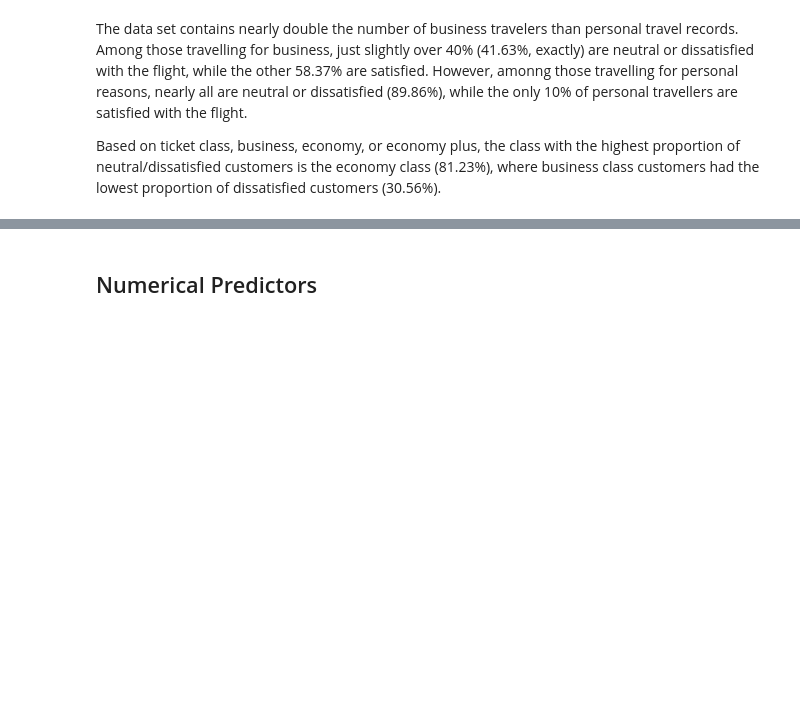
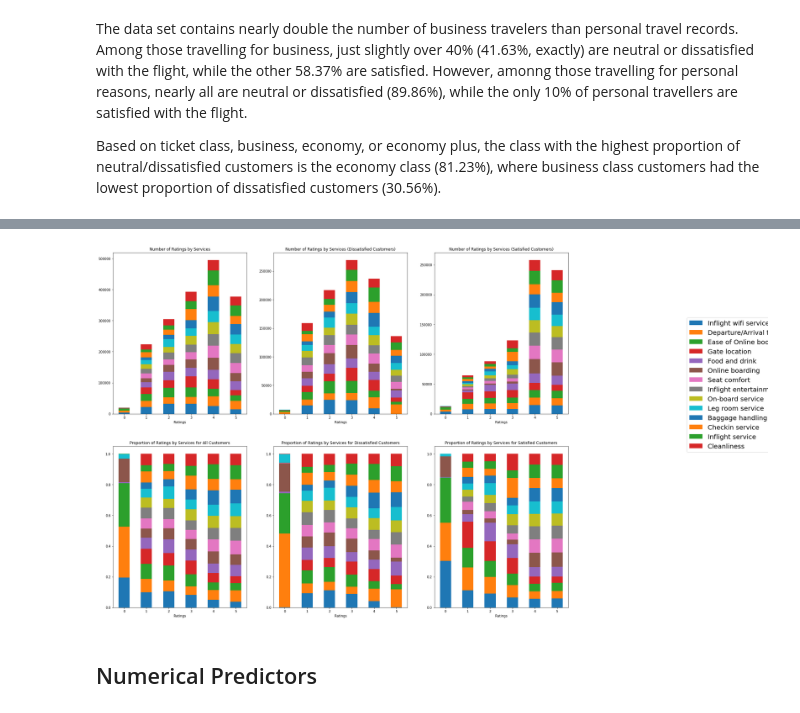
Before and after one commit to nlee98/ADS-505-Business-Analytics, a Jupyter notebook: ADS_505_Final_Project_NL.ipynb, the cells around one changed output, grey strips where cells are left out. Saved outputs shown, nothing was run; the diff lists cells and outputs as text; code cells hidden in the pictures; blank space fills up the shorter version.

```diff
--- a/ADS_505_Final_Project_NL.ipynb
+++ b/ADS_505_Final_Project_NL.ipynb
@@ -351,3 +364,81 @@ rating_feat_df.plot(
+# %%
+all_cust_ratings = rating_count(airline_df[rating_feat])
+all_cust_prop = rating_proportions(all_cust_ratings)
+
+# Dissatisfied Customers
+dissatisfied_df = airline_df.loc[airline_df["satisfaction"] == "neutral or dissatisfied"]
+dissatisfied_ratings = rating_count(dissatisfied_df)
+dissatisfied_prop = rating_proportions(dissatisfied_ratings)
+
+# Satisfied Customers
+satisfied_df = airline_df.loc[airline_df["satisfaction"] == "satisfied"]
+satisfied_ratings = rating_count(satisfied_df)
+satisfied_prop = rating_proportions(satisfied_ratings)
+# %%
+# Plot Count of Ratings by Services
+fig, axes = plt.subplots(
+    nrows = 2,
+    ncols = 3,
+    figsize = (25, 20)
+)
+
+# All Customers Plot
+all_cust_ratings.plot(
+    x = "Ratings",
+    kind='bar', stacked=True,
+    rot = 0,
+    title = "Number of Ratings by Services",
+    ax = axes[0,0], legend = False
+)
+fig.legend(loc = "center left", bbox_to_anchor = (1.0, 0.5),
+           prop={'size': 20})
+
+# All Customers - Proportions of Ratings By Service
+all_cust_prop.plot(
+    x = "Ratings",
+    kind='bar', stacked=True,
+    rot = 0,
+    title = "Proportion of Ratings by Services for All Customers",
+    ax = axes[1,0], legend = False
+)
+
+# Dissatisfied Customers
+dissatisfied_ratings.plot(
+    x = "Ratings",
+    kind='bar', stacked=True,
+    rot = 0,
+    title = "Number of Ratings by Services (Dissatisfied Customers)",
+    ax = axes[0,1], legend = False
+)
+
+dissatisfied_prop.plot(
+    x = "Ratings",
+    kind='bar', stacked=True,
+    rot = 0,
+    title = "Proportion of Ratings by Services for Dissatisfied Customers",
+    ax = axes[1,1], legend = False
+)
+
+# Satisfied Customers
+satisfied_ratings.plot(
+    x = "Ratings",
+    kind='bar', stacked=True,
+    rot = 0,
+    title = "Number of Ratings by Services (Satisfied Customers)",
+    ax = axes[0,2], legend = False
+)
+
+satisfied_prop.plot(
+    x = "Ratings",
+    kind='bar', stacked=True,
+    rot = 0,
+    title = "Proportion of Ratings by Services for Satisfied Customers",
+    ax = axes[1,2], legend = False
+)
+
+plt.show()
+# %% [output]
+[figure, added]
 # %% [markdown]
 ## Numerical Predictors
 # %% [markdown]
```
Also changed, not shown: parts of 8 cells of this notebook.
